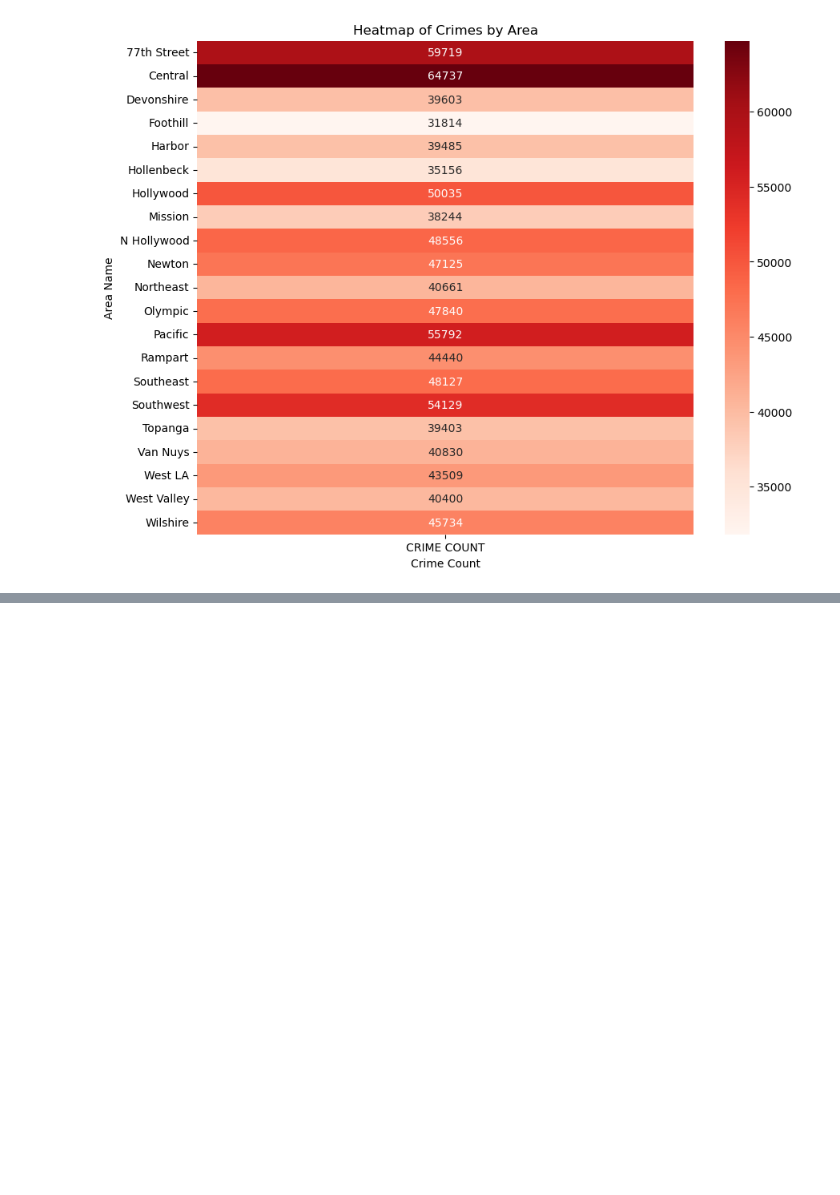
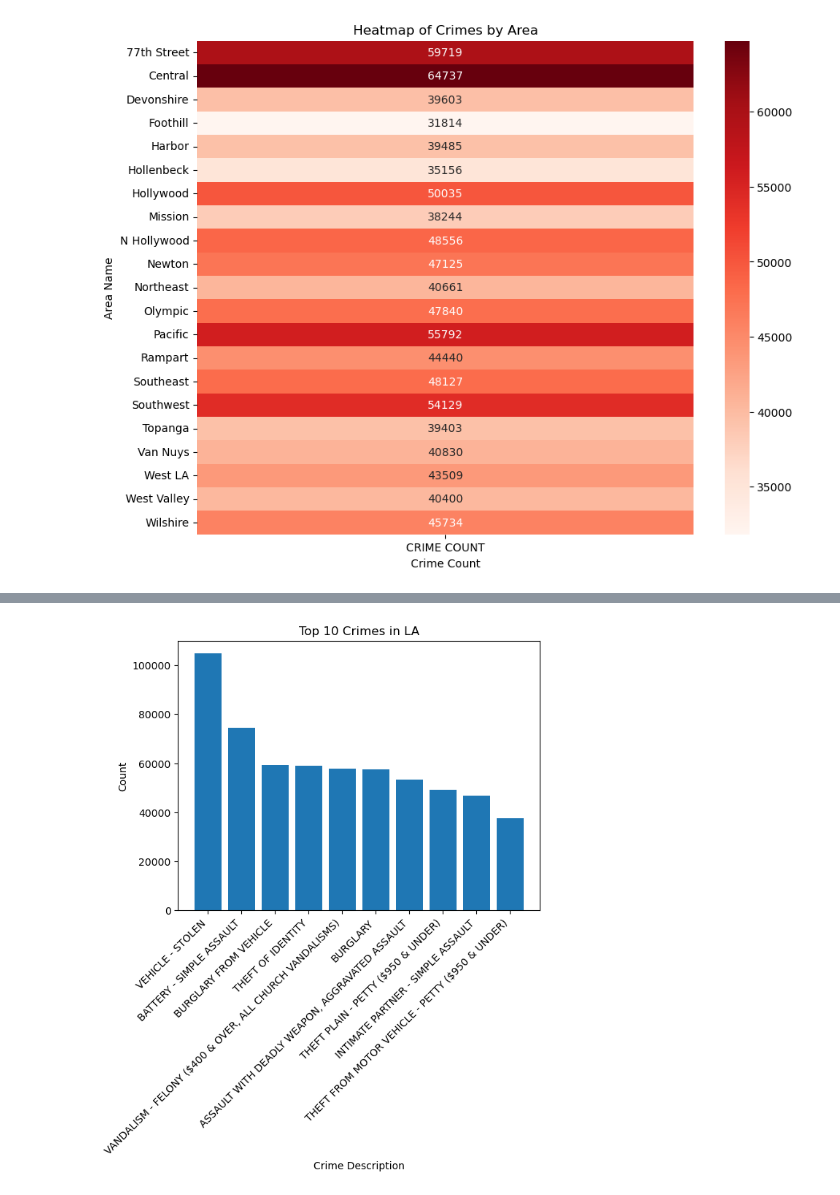
Before and after one commit to Baenji/DIP, a Jupyter notebook: crime.ipynb, the cells around one changed output, grey strips where cells are left out. Saved outputs shown, nothing was run; the diff lists cells and outputs as text; code cells hidden in the pictures; blank space fills up the shorter version.

```diff
--- a/crime.ipynb
+++ b/crime.ipynb
@@ -147,0 +175,9 @@ Welche Personen Gruppen sind besonders betroffen von Verbrechen
+# %%
+plt.bar(df_top10_crimes.index, df_top10_crimes.values)
+plt.xlabel('Crime Description')
+plt.ylabel('Count')
+plt.title('Top 10 Crimes in LA')
+plt.xticks(rotation=45, ha='right')
+plt.show()
+# %% [output]
+[figure, added]
```
Also changed, not shown: parts of 12 cells of this notebook.
